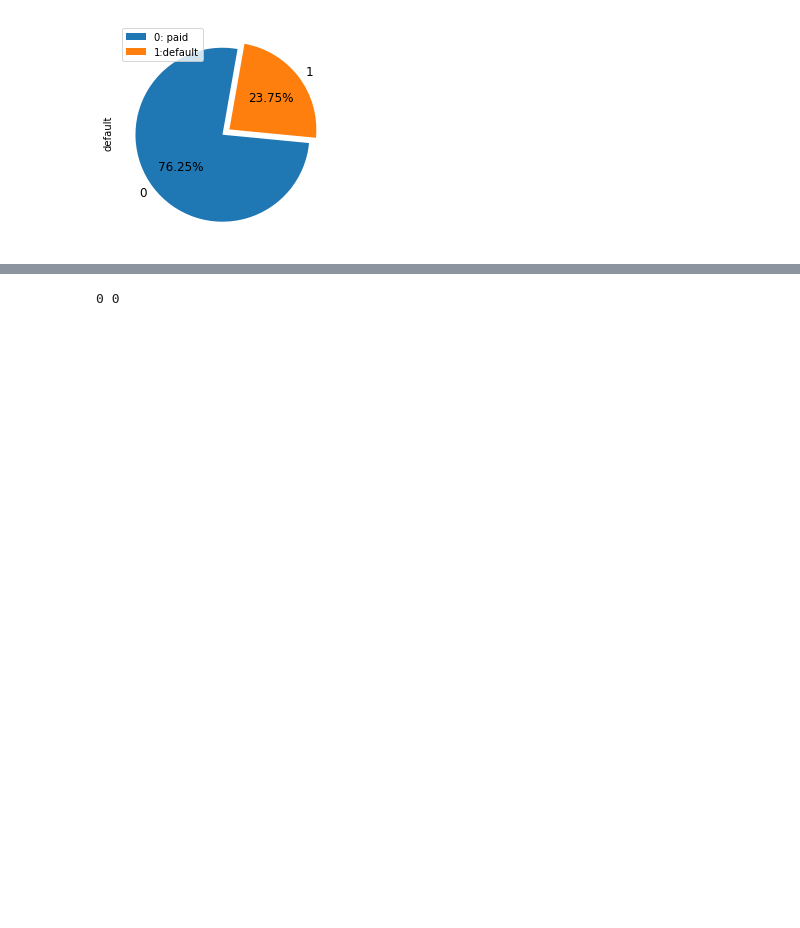
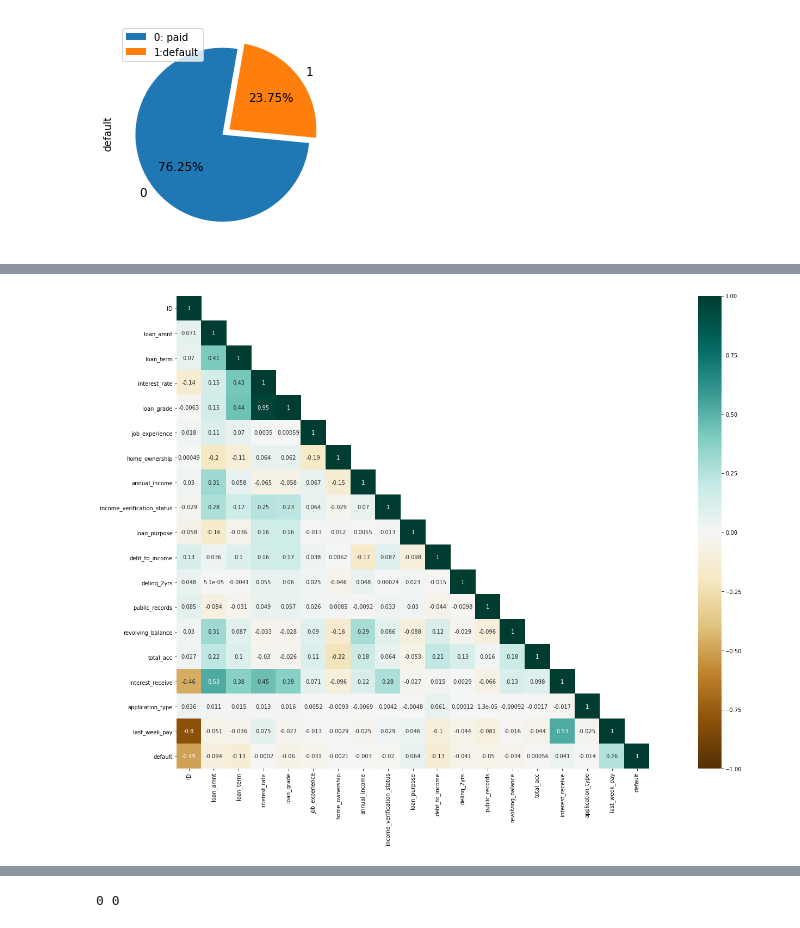
Before and after one commit to AbhayMudgal/PD_prediction, a Jupyter notebook: Default_Prediction.ipynb, the cells around one changed output, grey strips where cells are left out. Saved outputs shown, nothing was run; the diff lists cells and outputs as text; code cells hidden in the pictures; blank space fills up the shorter version.

```diff
--- a/Default_Prediction.ipynb
+++ b/Default_Prediction.ipynb
@@ -118,0 +195,14 @@ boxhist("loan_amnt")
+# %%
+le = LabelEncoder()
+encode = ["loan_grade", 'loan_subgrade', 'home_ownership', 'loan_purpose', 'income_verification_status', 'application_type']
+
+for col in encode:
+  le.fit(data[col])
+  data[col] = le.transform(data[col])
+  test[col] = le.transform(test[col])
+# %%
+mask = np.triu(data.corr(), 1)
+plt.figure(figsize=(32, 16))
+sns.heatmap(data.corr(), annot=True, vmax=1, vmin=-1, square=True, cmap='BrBG', mask=mask);
+# %% [output]
+[figure, added]
```
Also changed, not shown: parts of 24 cells of this notebook.
